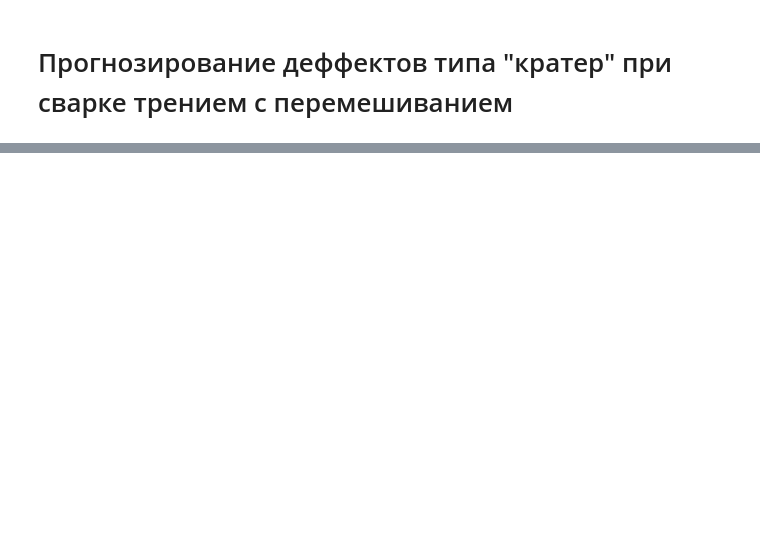
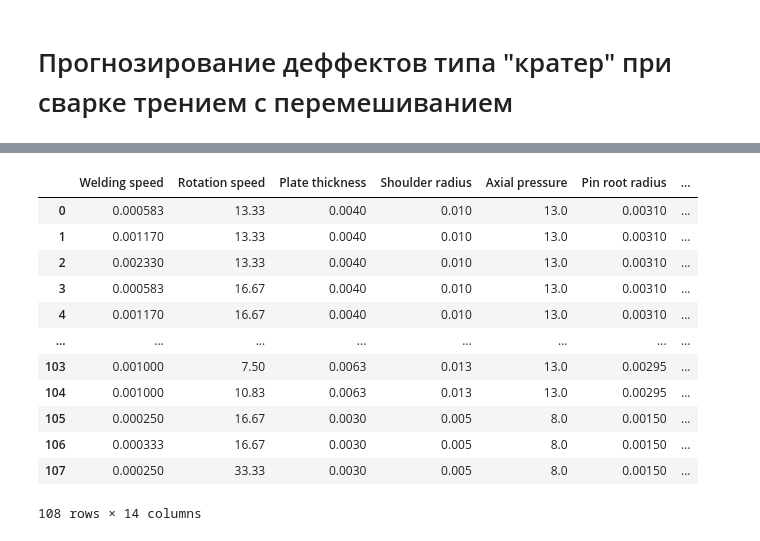
Before and after one commit to ananasn/welding-ml, a Jupyter notebook: welding.ipynb, the cells around one changed output, grey strips where cells are left out. Saved outputs shown, nothing was run; the diff lists cells and outputs as text; code cells hidden in the pictures; blank space fills up the shorter version.

```diff
--- a/welding.ipynb
+++ b/welding.ipynb
@@ -29,0 +269,18 @@
+# %%
+data.drop('Refs', axis=1, inplace=True)
+# %%
+data
+# %% [output]
+|  | Welding speed | Rotation speed | Plate thickness | Shoulder radius | Axial pressure | Pin root radius | ... |
+| 0 | 0.000583 | 13.33 | 0.0040 | 0.010 | 13.0 | 0.00310 | ... |
+| 1 | 0.001170 | 13.33 | 0.0040 | 0.010 | 13.0 | 0.00310 | ... |
+| 2 | 0.002330 | 13.33 | 0.0040 | 0.010 | 13.0 | 0.00310 | ... |
+| 3 | 0.000583 | 16.67 | 0.0040 | 0.010 | 13.0 | 0.00310 | ... |
+| 4 | 0.001170 | 16.67 | 0.0040 | 0.010 | 13.0 | 0.00310 | ... |
+| ... | ... | ... | ... | ... | ... | ... | ... |
+| 103 | 0.001000 | 7.50 | 0.0063 | 0.013 | 13.0 | 0.00295 | ... |
+| 104 | 0.001000 | 10.83 | 0.0063 | 0.013 | 13.0 | 0.00295 | ... |
+| 105 | 0.000250 | 16.67 | 0.0030 | 0.005 | 8.0 | 0.00150 | ... |
+| 106 | 0.000333 | 16.67 | 0.0030 | 0.005 | 8.0 | 0.00150 | ... |
+| 107 | 0.000250 | 33.33 | 0.0030 | 0.005 | 8.0 | 0.00150 | ... |
+108 rows × 14 columns
```
Also changed, not shown: parts of 27 cells of this notebook.
